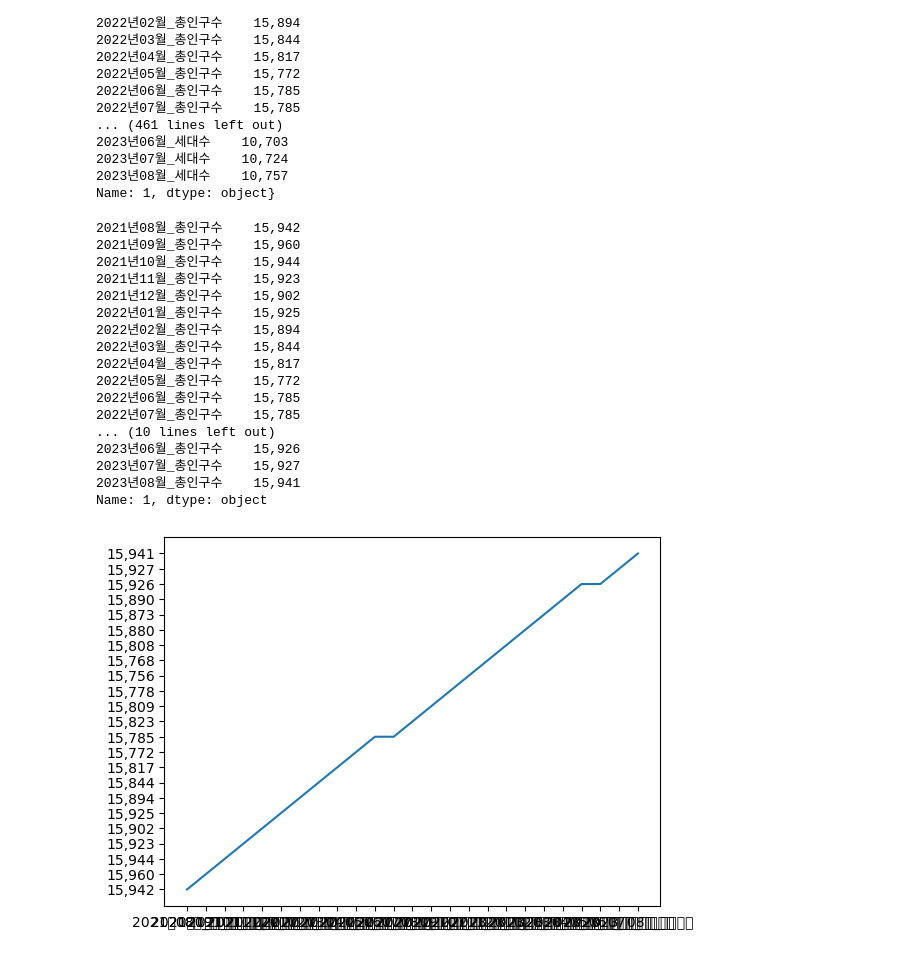
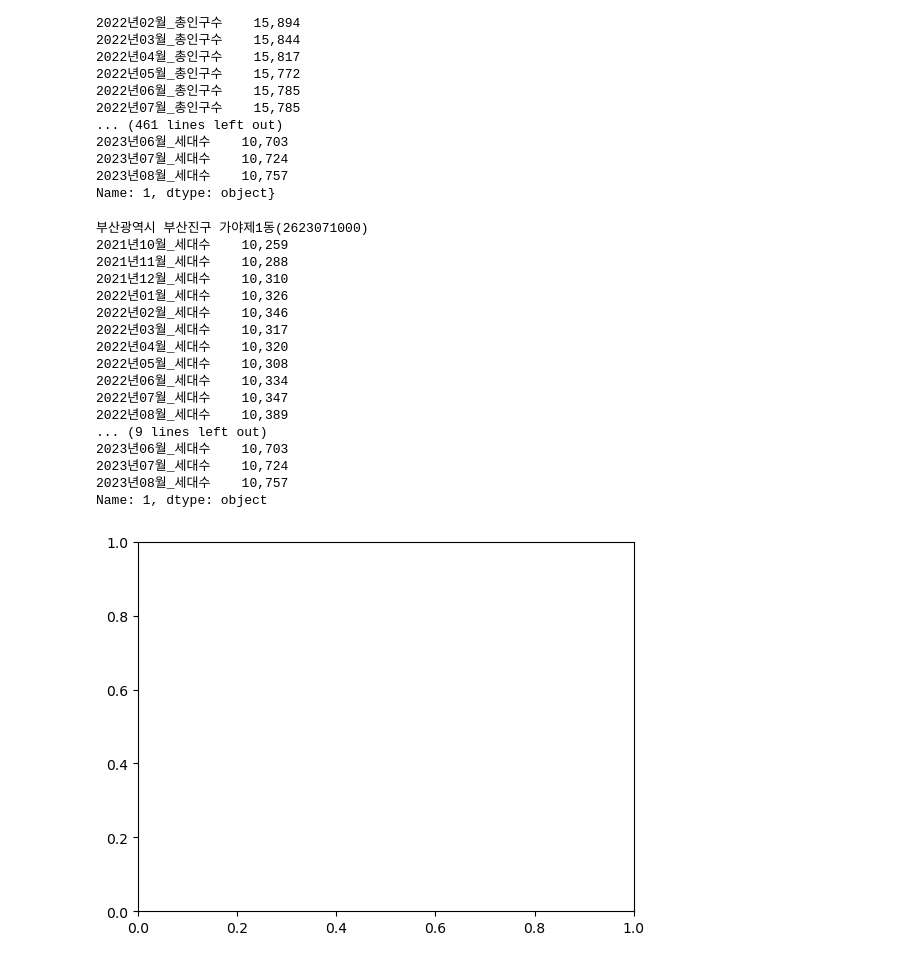
Before and after one commit to gzero1016/aws_python_basic, a Jupyter notebook: population/year.ipynb, the cells around one changed output. Cells and saved outputs as stored; diff of their text form; code cells hidden in the pictures.

```diff
--- a/population/year.ipynb
+++ b/population/year.ipynb
@@ -6,8 +6,7 @@ data = pd.read_csv("202108_202308_주민등록인구및세대현황_월간.csv",
 # %%
 dataDict = {}
 for i in range(1, len(data)):
-    # print(data.iloc[1, range(i, len(data.columns), 6)])
-    dataDict[data.iloc[i, 0]] = data.iloc[1, range(3, len(data.columns), 6)]
+    dataDict[data.iloc[i, 0]] = data.iloc[1, range(i, len(data.columns), 6)]
 
 print(dataDict)
 # %% [output]
@@ -31,33 +30,34 @@ Name: 1, dtype: object}
 # %%
 name = input("행정구역을 입력하세요: ")
 
 findData = None
 for i, j in dataDict.items():
-    if name in i:
+    if name in i:   # i 안에 우리가 검색한 name이 있으면 출력
+        print(i)
         findData = dataDict.get(i)
 
-print(findData)
 figure = plt.figure()
 axes = figure.add_subplot(111)
 
-axes.plot(findData)
-plt.show()
+print(findData)
+# axes.pie(findData, findData.index.values)
+# plt.show()
 # %% [output]
-2021년08월_총인구수    15,942
-2021년09월_총인구수    15,960
-2021년10월_총인구수    15,944
-2021년11월_총인구수    15,923
-2021년12월_총인구수    15,902
-2022년01월_총인구수    15,925
-2022년02월_총인구수    15,894
-2022년03월_총인구수    15,844
-2022년04월_총인구수    15,817
-2022년05월_총인구수    15,772
-2022년06월_총인구수    15,785
-2022년07월_총인구수    15,785
-... (10 lines left out)
-2023년06월_총인구수    15,926
-2023년07월_총인구수    15,927
-2023년08월_총인구수    15,941
+부산광역시 부산진구 가야제1동(2623071000)
+2021년10월_세대수    10,259
+2021년11월_세대수    10,288
+2021년12월_세대수    10,310
+2022년01월_세대수    10,326
+2022년02월_세대수    10,346
+2022년03월_세대수    10,317
+2022년04월_세대수    10,320
+2022년05월_세대수    10,308
+2022년06월_세대수    10,334
+2022년07월_세대수    10,347
+2022년08월_세대수    10,389
+... (9 lines left out)
+2023년06월_세대수    10,703
+2023년07월_세대수    10,724
+2023년08월_세대수    10,757
 Name: 1, dtype: object
-[figure, old version]
+[figure, new version]
```
Also changed, not shown: 51 other files.
